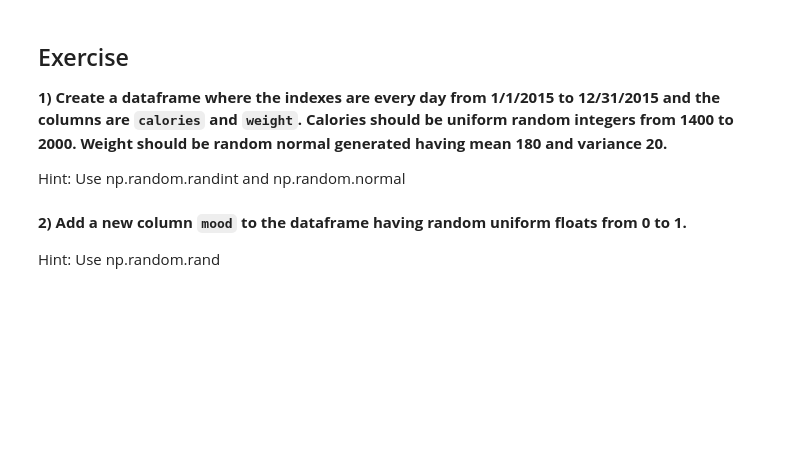
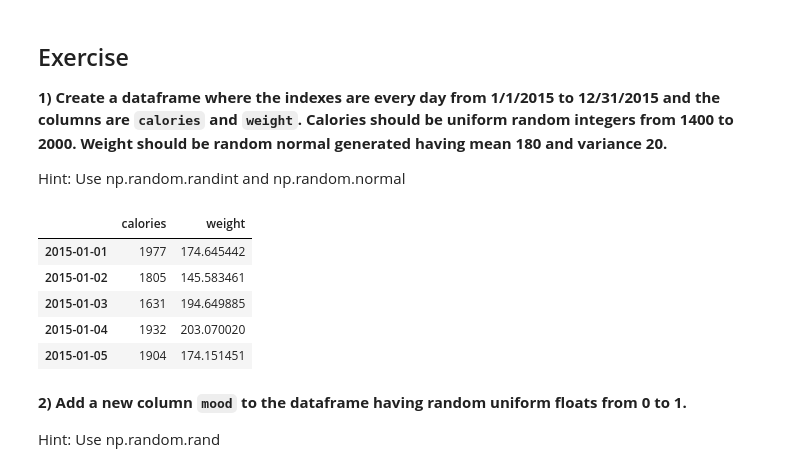
Before and after one commit to brianchandbound/ga-ds, a Jupyter notebook: 02_pandas/lab_02_03_pandas.ipynb, the cells around one changed output. Drawn from its saved outputs; the diff is of its cells as text; code cells hidden in the pictures; blank space fills up the shorter version.

```diff
--- a/02_pandas/lab_02_03_pandas.ipynb
+++ b/02_pandas/lab_02_03_pandas.ipynb
@@ -192,6 +259,20 @@ df = df.drop( pd.Timestamp('2015-01-01'), axis = 0)
 **1) Create a dataframe where the indexes are every day from 1/1/2015 to 12/31/2015 and the columns are `calories` and `weight`. Calories should be uniform random integers from 1400 to 2000. Weight should be random normal generated having mean 180 and variance 20.**
 
 Hint: Use np.random.randint and np.random.normal
+# %%
+dt_index = pd.date_range('2015-01-01','2015-12-31',freq='d')
+
+df = pd.DataFrame({'calories': np.random.randint(1400,2000,len(dt_index)),
+                   'weight' : np.random.normal(180,20,len(dt_index))},
+                 index = dt_index)
+df.head()
+# %% [output]
+|  | calories | weight |
+| 2015-01-01 | 1977 | 174.645442 |
+| 2015-01-02 | 1805 | 145.583461 |
+| 2015-01-03 | 1631 | 194.649885 |
+| 2015-01-04 | 1932 | 203.070020 |
+| 2015-01-05 | 1904 | 174.151451 |
 # %% [markdown]
 **2) Add a new column `mood` to the dataframe having random uniform floats from 0 to 1.**
 
```
Also changed, not shown: parts of 12 cells of this notebook, 4 other files.
